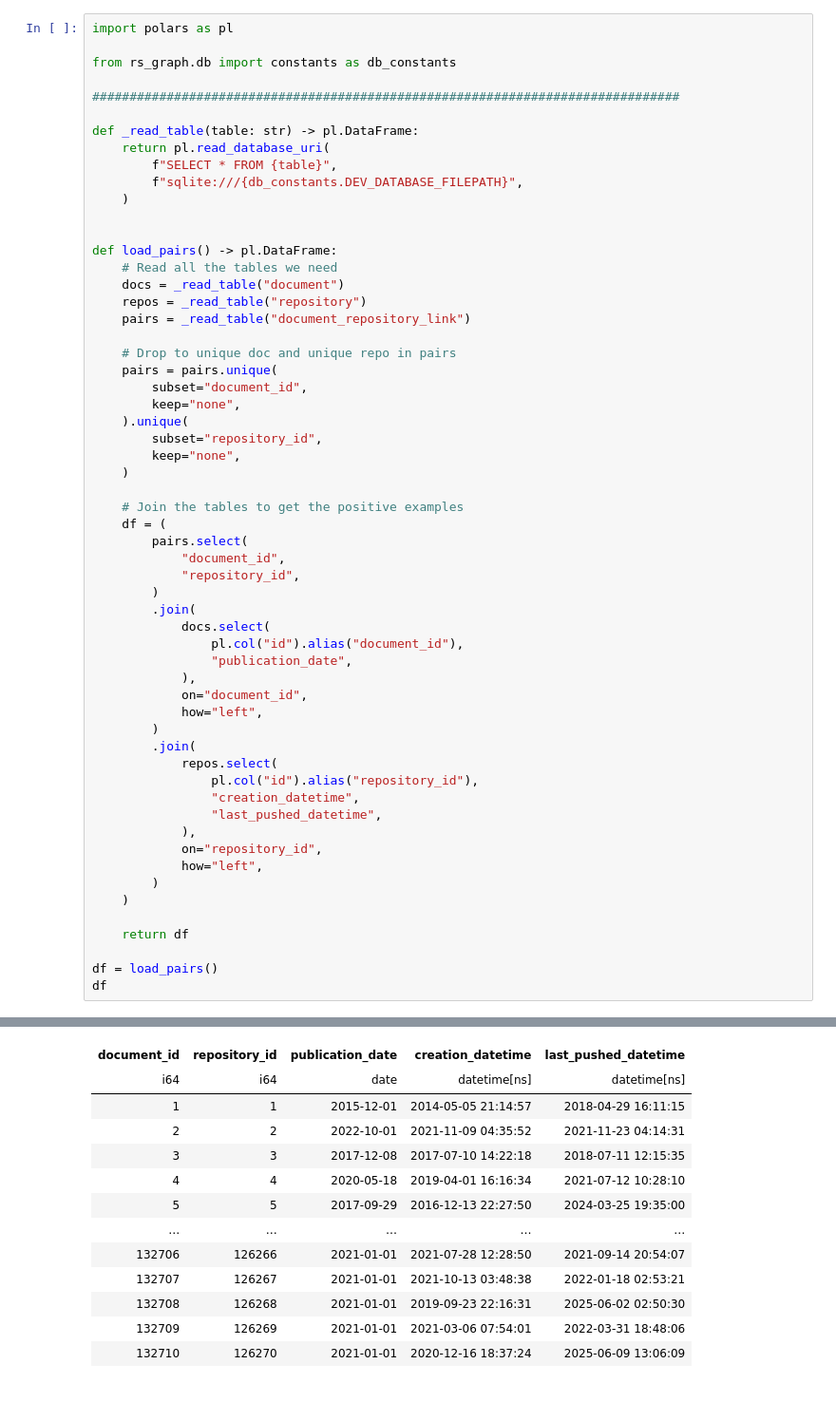
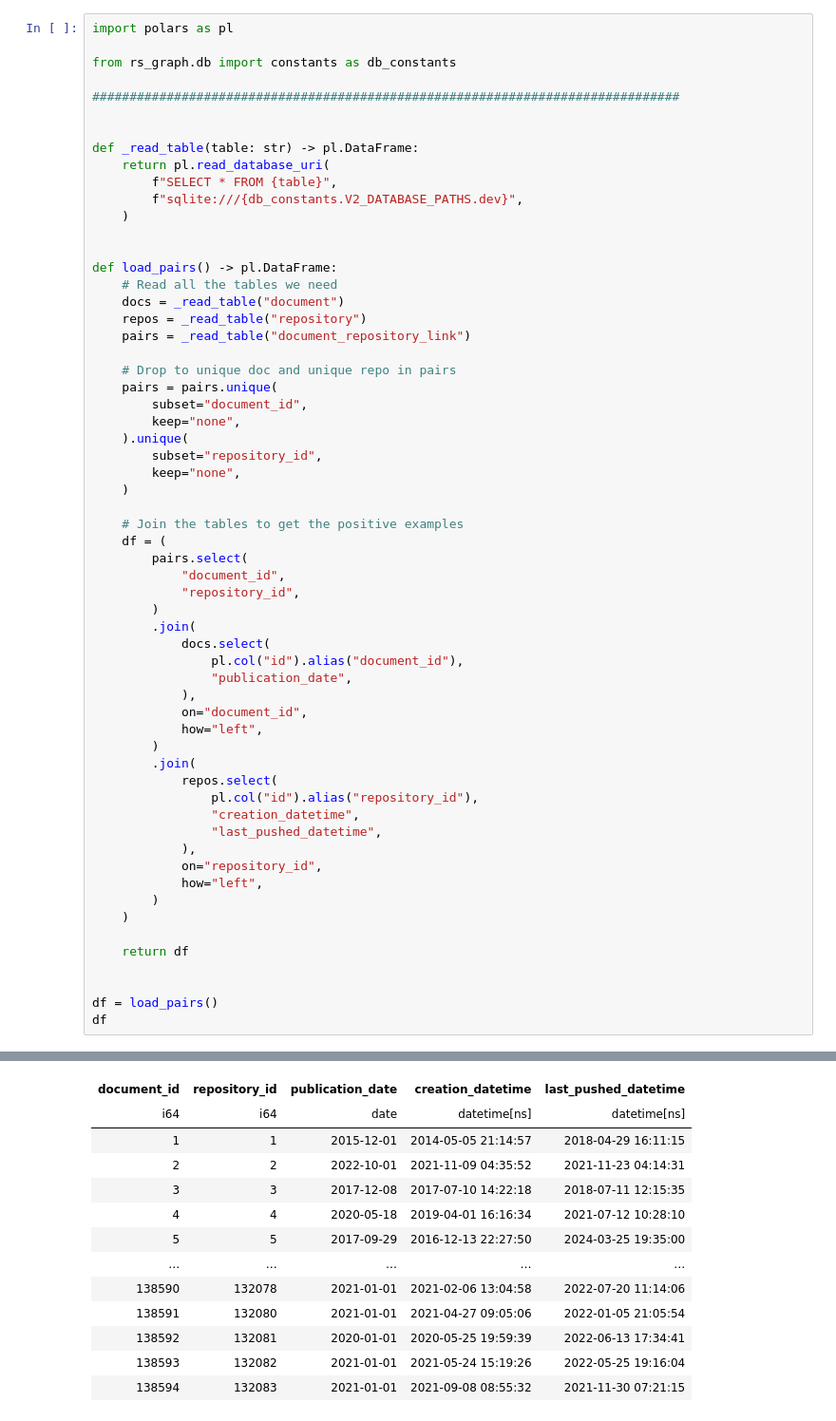
Before and after one commit to evamaxfield/rs-graph, a Jupyter notebook: notebooks/snowball-sampling-discovery-prep.ipynb, the cells around one changed output, grey strips where cells are left out. Shown at 95% size. Saved outputs shown, nothing was run; the diff lists cells and outputs as text.

```diff
--- a/notebooks/snowball-sampling-discovery-prep.ipynb
+++ b/notebooks/snowball-sampling-discovery-prep.ipynb
@@ -5,10 +5,11 @@ from rs_graph.db import constants as db_constants
 
 ###############################################################################
 
+
 def _read_table(table: str) -> pl.DataFrame:
     return pl.read_database_uri(
         f"SELECT * FROM {table}",
-        f"sqlite:///{db_constants.DEV_DATABASE_FILEPATH}",
+        f"sqlite:///{db_constants.V2_DATABASE_PATHS.dev}",
     )
 
 
@@ -54,6 +55,7 @@ def load_pairs() -> pl.DataFrame:
 
     return df
 
+
 df = load_pairs()
 df
 # %% [output]
@@ -64,16 +63,16 @@ shape: (114_096, 5)
 | document_id | repository_id | publication_date | creation_datetime | last_pushed_datetime |
 | i64 | i64 | date | datetime[ns] | datetime[ns] |
 | 1 | 1 | 2015-12-01 | 2014-05-05 21:14:57 | 2018-04-29 16:11:15 |
 | 2 | 2 | 2022-10-01 | 2021-11-09 04:35:52 | 2021-11-23 04:14:31 |
 | 3 | 3 | 2017-12-08 | 2017-07-10 14:22:18 | 2018-07-11 12:15:35 |
 | 4 | 4 | 2020-05-18 | 2019-04-01 16:16:34 | 2021-07-12 10:28:10 |
 | 5 | 5 | 2017-09-29 | 2016-12-13 22:27:50 | 2024-03-25 19:35:00 |
 | … | … | … | … | … |
-| 132706 | 126266 | 2021-01-01 | 2021-07-28 12:28:50 | 2021-09-14 20:54:07 |
-| 132707 | 126267 | 2021-01-01 | 2021-10-13 03:48:38 | 2022-01-18 02:53:21 |
-| 132708 | 126268 | 2021-01-01 | 2019-09-23 22:16:31 | 2025-06-02 02:50:30 |
-| 132709 | 126269 | 2021-01-01 | 2021-03-06 07:54:01 | 2022-03-31 18:48:06 |
-| 132710 | 126270 | 2021-01-01 | 2020-12-16 18:37:24 | 2025-06-09 13:06:09 |
+| 138590 | 132078 | 2021-01-01 | 2021-02-06 13:04:58 | 2022-07-20 11:14:06 |
+| 138591 | 132080 | 2021-01-01 | 2021-04-27 09:05:06 | 2022-01-05 21:05:54 |
+| 138592 | 132081 | 2020-01-01 | 2020-05-25 19:59:39 | 2022-06-13 17:34:41 |
+| 138593 | 132082 | 2021-01-01 | 2021-05-24 15:19:26 | 2022-05-25 19:16:04 |
+| 138594 | 132083 | 2021-01-01 | 2021-09-08 08:55:32 | 2021-11-30 07:21:15 |
 # %%
 # Create columns for difference between publication date and creation date
 # and publication date and last pushed date
```
Also changed, not shown: parts of 5 cells of this notebook, 4 other files.
